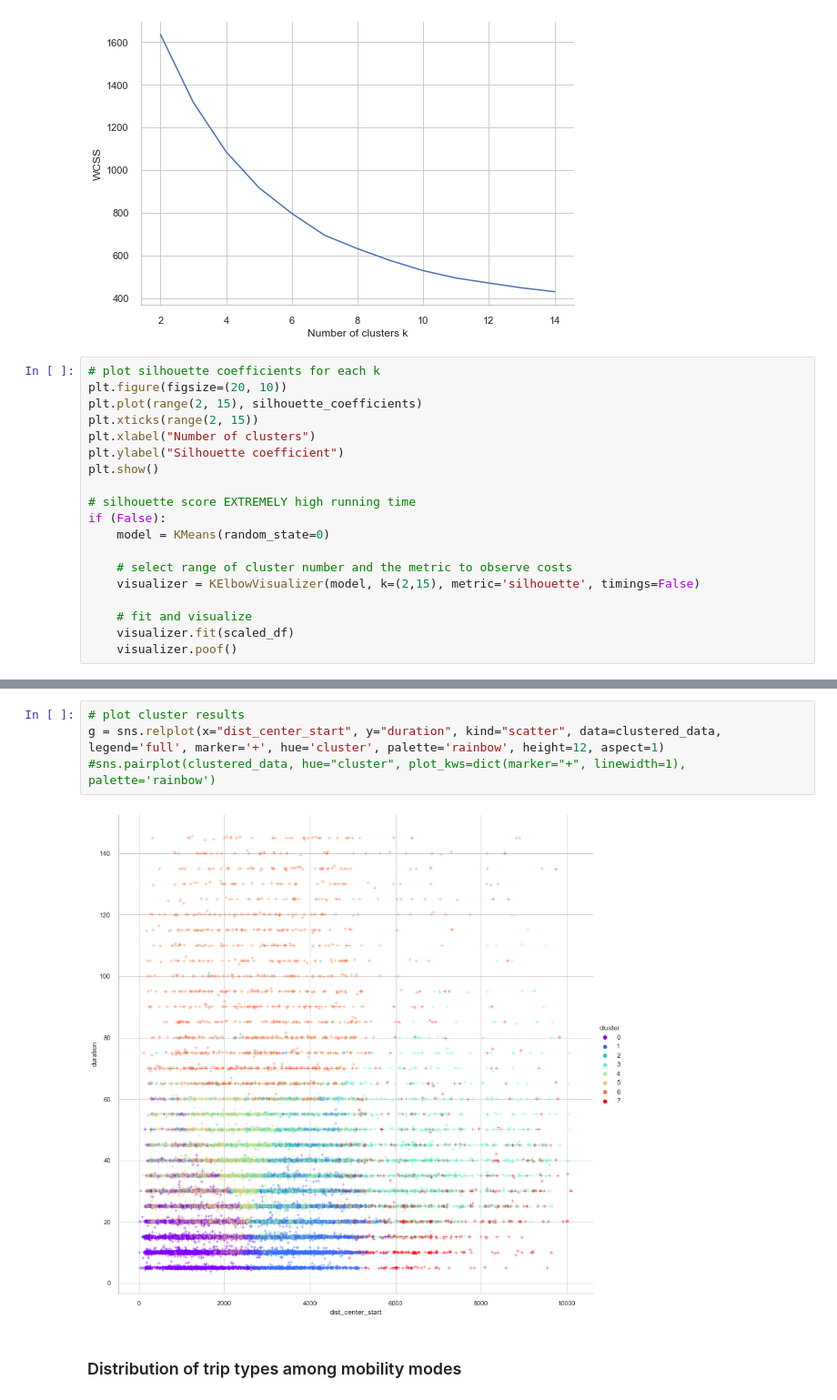
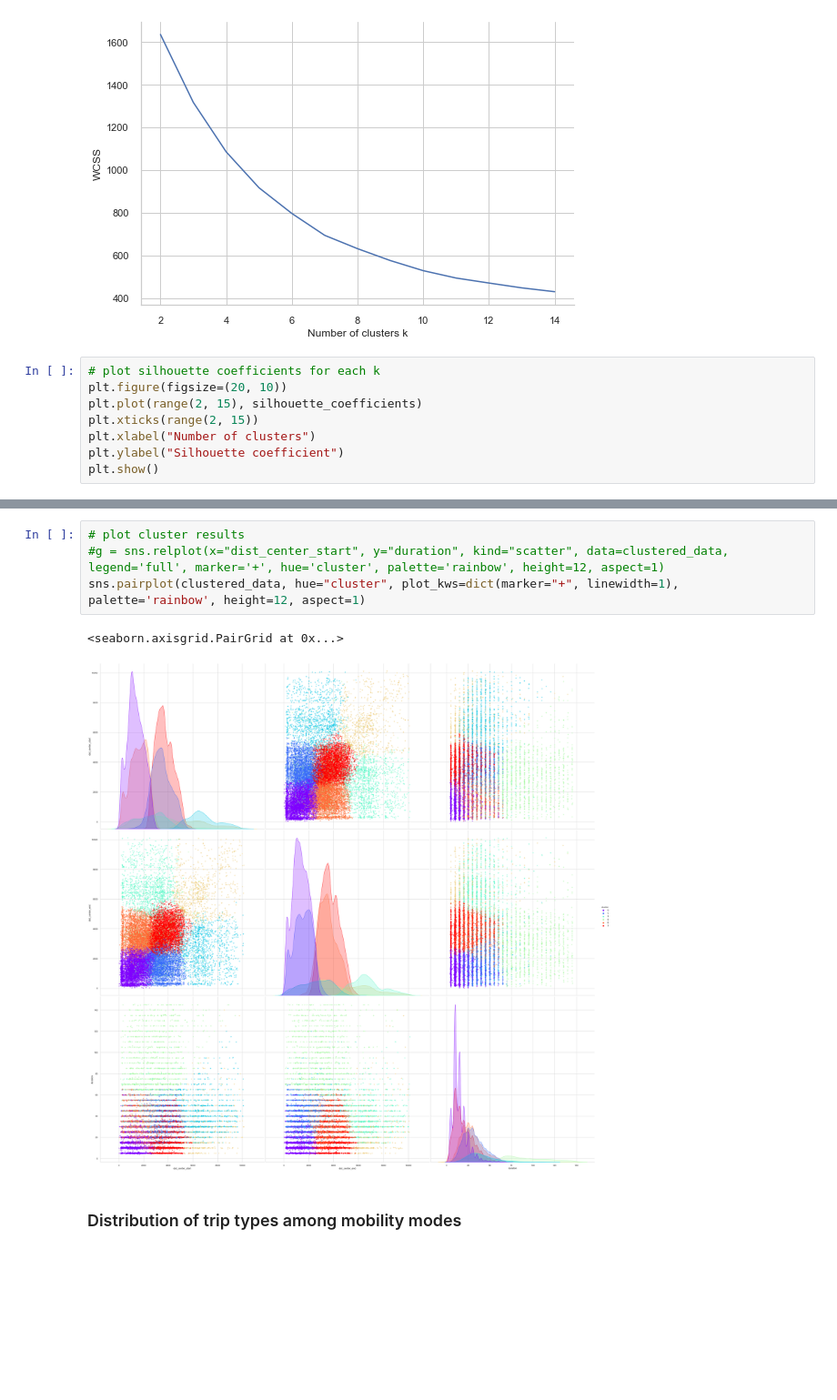
Before and after one commit to richardbor/bachelor_thesis, a Jupyter notebook: clustering_centrality_duration.ipynb, the cells around one changed output, grey strips where cells are left out. Shown at 91% size. Saved outputs shown, nothing was run; the diff lists cells and outputs as text; blank space fills up the shorter version.

```diff
--- a/clustering_centrality_duration.ipynb
+++ b/clustering_centrality_duration.ipynb
@@ -261,15 +261,4 @@ plt.xticks(range(2, 15))
 plt.xlabel("Number of clusters")
 plt.ylabel("Silhouette coefficient")
 plt.show()
-
-# silhouette score EXTREMELY high running time
-if (False):
-    model = KMeans(random_state=0)
-
-    # select range of cluster number and the metric to observe costs
-    visualizer = KElbowVisualizer(model, k=(2,15), metric='silhouette', timings=False)
-
-    # fit and visualize
-    visualizer.fit(scaled_df)
-    visualizer.poof()
 # %% [output]
@@ -323,9 +307,10 @@ clustered_data.groupby(['cluster']).mean()
 # %%
 # plot cluster results
-g = sns.relplot(x="dist_center_start", y="duration", kind="scatter", data=clustered_data, legend='full', marker='+', hue='cluster', palette='rainbow', height=12, aspect=1)
-#sns.pairplot(clustered_data, hue="cluster", plot_kws=dict(marker="+", linewidth=1), palette='rainbow')
+#g = sns.relplot(x="dist_center_start", y="duration", kind="scatter", data=clustered_data, legend='full', marker='+', hue='cluster', palette='rainbow', height=12, aspect=1)
+sns.pairplot(clustered_data, hue="cluster", plot_kws=dict(marker="+", linewidth=1), palette='rainbow', height=12, aspect=1)
 # %% [output]
+<seaborn.axisgrid.PairGrid at 0x...>
-[figure, old version]
+[figure, new version]
 # %% [markdown]
 ### Distribution of trip types among mobility modes
 # %%
```
Also changed, not shown: parts of 12 cells of this notebook, 28 other files.
